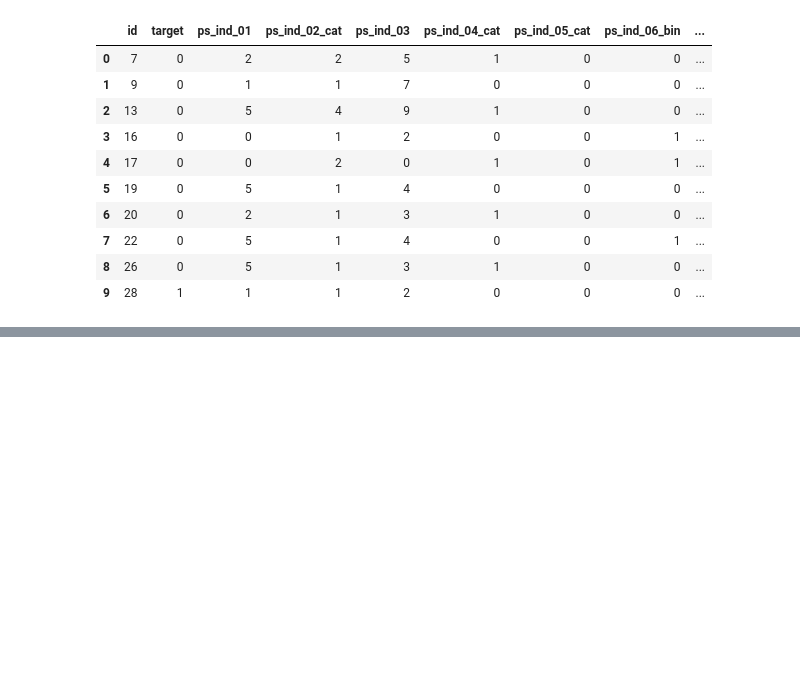
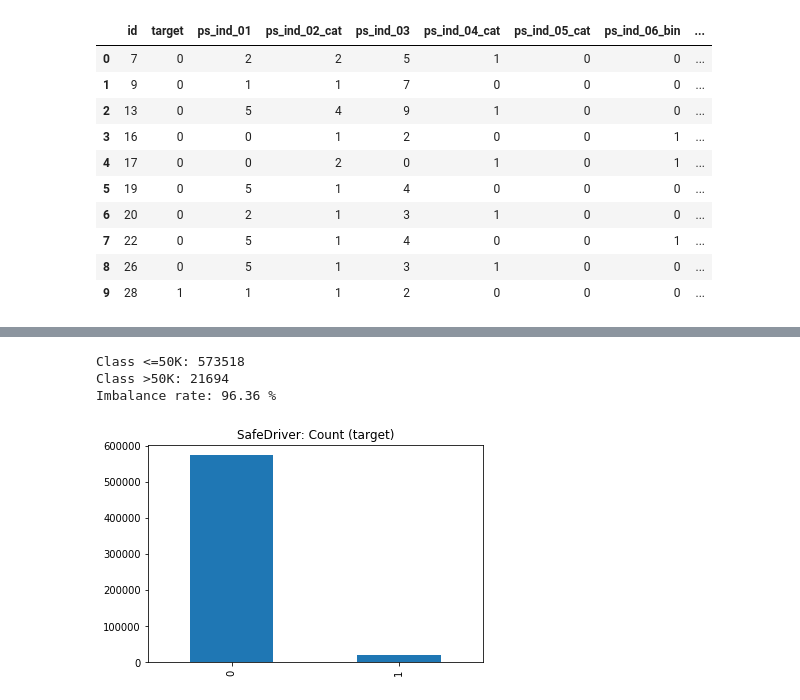
Before and after one commit to hsuemily/CE888-2, a Jupyter notebook: Assignment/PrototypeCode.ipynb, the cells around one changed output, grey strips where cells are left out. Drawn from its saved outputs; the diff is of its cells as text; code cells hidden in the pictures; blank space fills up the shorter version.

```diff
--- a/Assignment/PrototypeCode.ipynb
+++ b/Assignment/PrototypeCode.ipynb
@@ -81,0 +101,12 @@ SafeDriver.head(10)
+# %%
+# Plot histogram of the label target in Safe Driver dataset
+pd.Series(SafeDriver['target']).value_counts().plot(kind='bar',title='SafeDriver: Count (target)')
+target_count = SafeDriver.target.value_counts()
+print('Class <=50K:', target_count[0])
+print('Class >50K:', target_count[1])
+print('Imbalance rate:', round((target_count[0] / (target_count[0]+target_count[1]))*100, 2), '%')
+# %% [output]
+Class <=50K: 573518
+Class >50K: 21694
+Imbalance rate: 96.36 %
+[figure, added]
```
Also changed, not shown: parts of 5 cells of this notebook.
